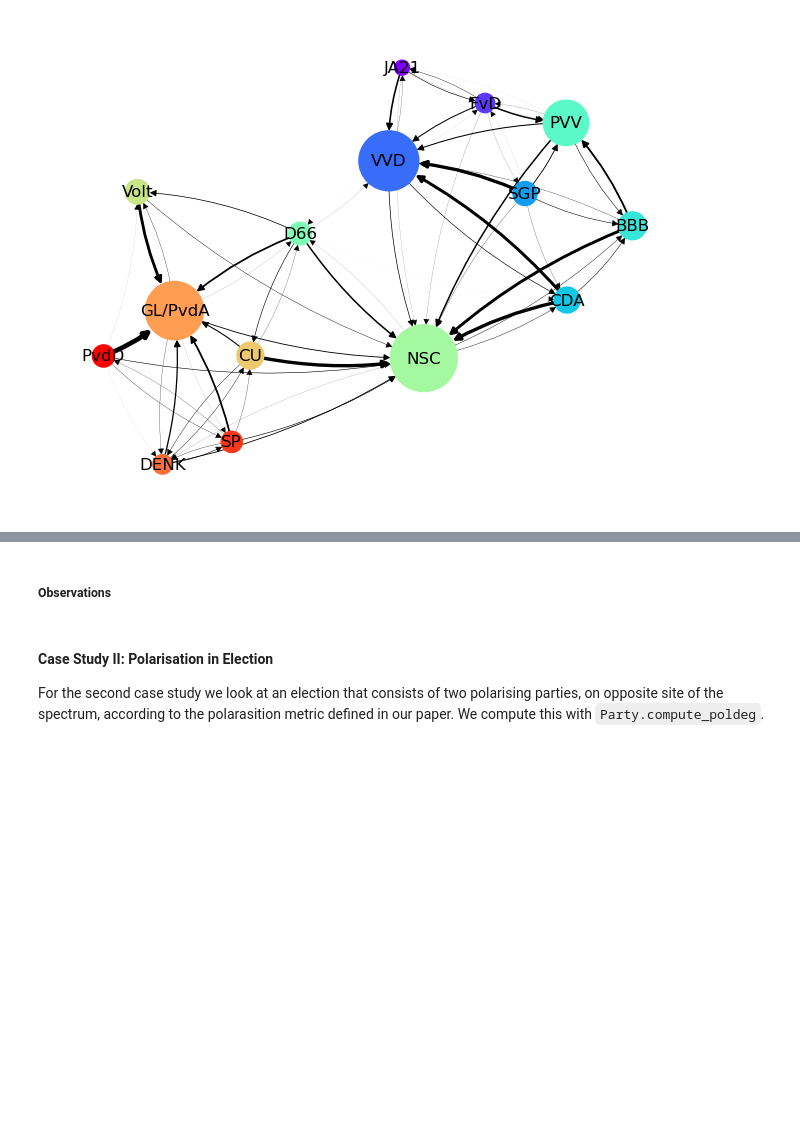
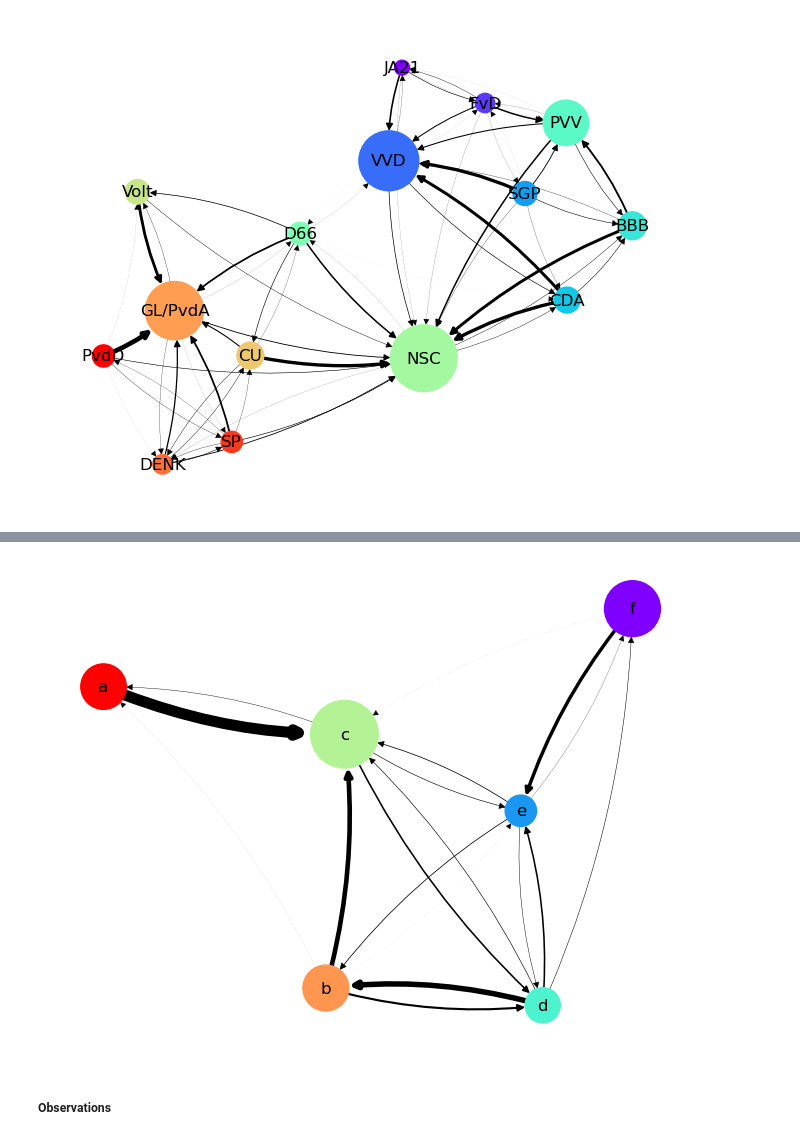
Before and after one commit to LisaEvO/COMSOC, a Jupyter notebook: test.ipynb, the cells around one changed output, grey strips where cells are left out. Cells and saved outputs as stored; diff of their text form; code cells hidden in the pictures; blank space fills up the shorter version.

```diff
--- a/test.ipynb
+++ b/test.ipynb
@@ -100,5 +182,7 @@ plot_flow_graph(elections, fig_name='figures/dutch_election/flow_graph.pdf')
+# %%
+#Plotting voter flow graph
+plot_flow_graph(elections, fig_name='figures/polarisation/polarized_flow_graph.pdf')
+# %% [output]
+[figure, added]
 # %% [markdown]
 ##### Observations
-# %% [markdown]
-#### Case Study II: Polarisation in Election
-For the second case study we look at an election that consists of two polarising parties, on opposite site of the spectrum, according to the polarasition metric defined in our paper. We compute this with `Party.compute_poldeg`.
```
Also changed, not shown: parts of 13 cells of this notebook, 11 other files.
